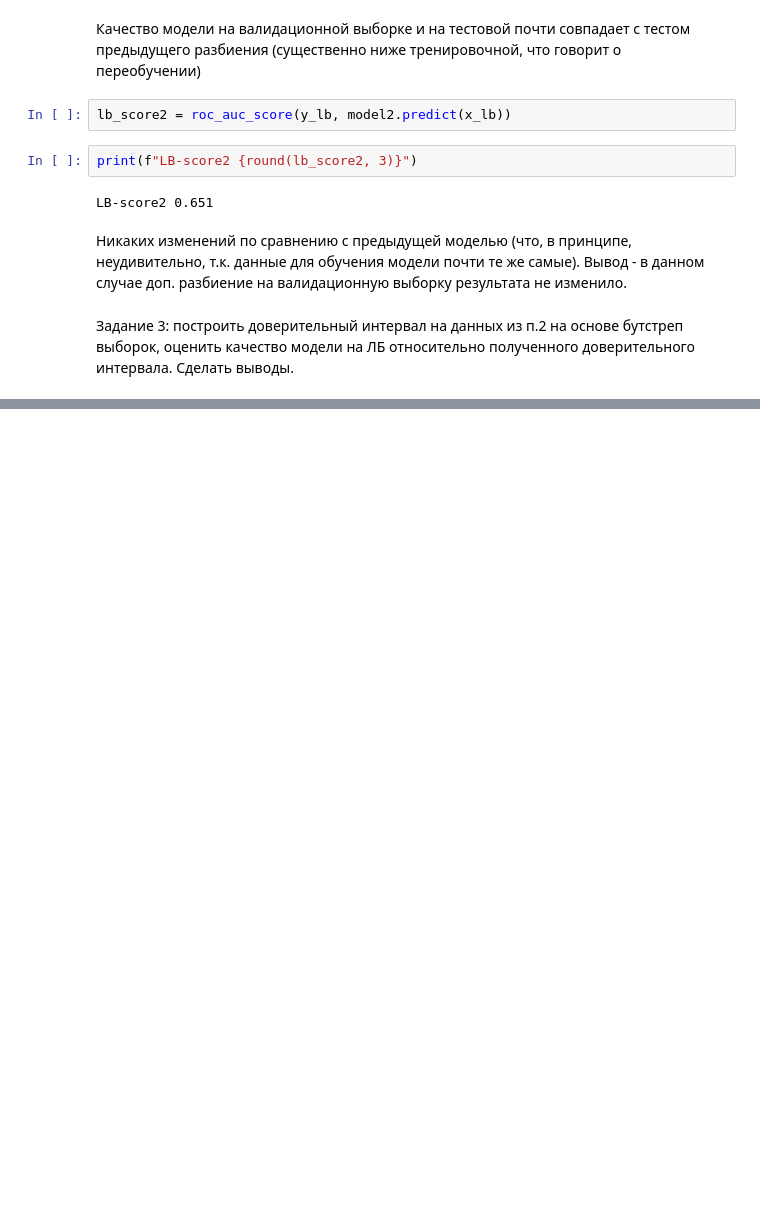
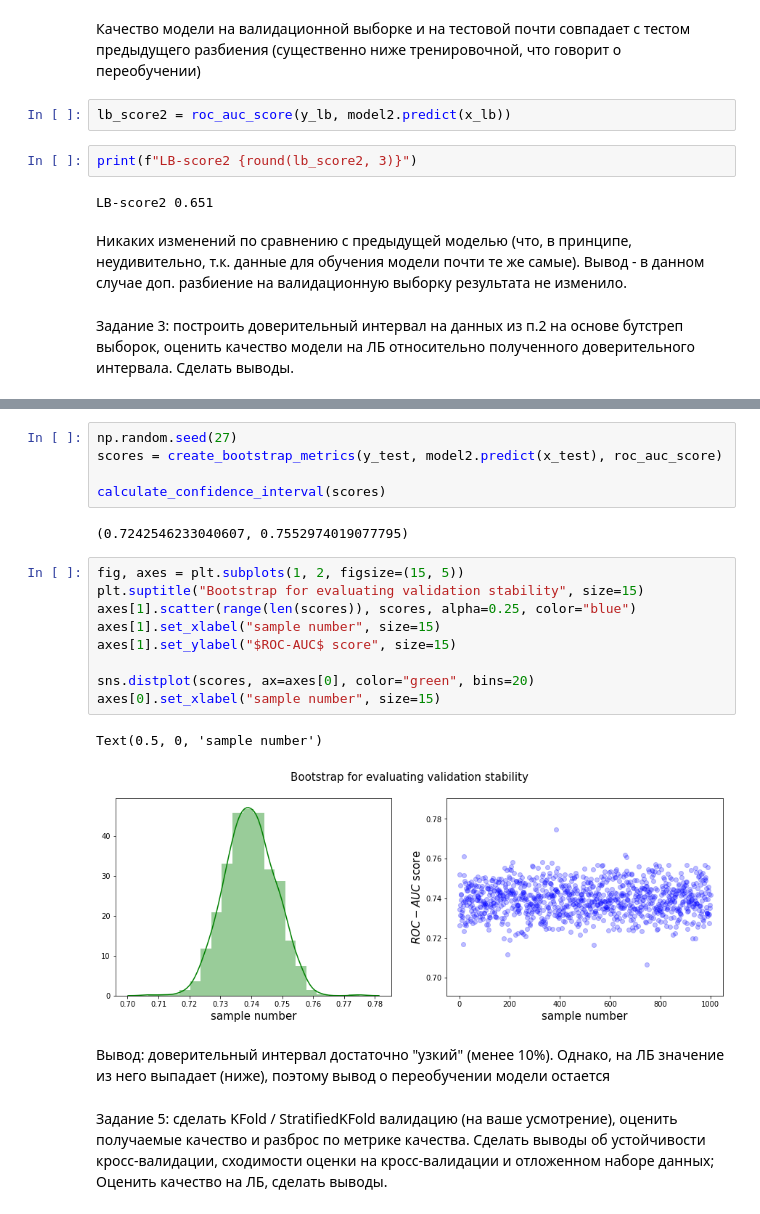
Before and after one commit to LMAXL7791211/sport_d_an, a Jupyter notebook: HW3 Kaggle.ipynb, the cells around one changed output, grey strips where cells are left out. Saved outputs shown, nothing was run; the diff lists cells and outputs as text; blank space fills up the shorter version.

```diff
--- a/HW3 Kaggle.ipynb
+++ b/HW3 Kaggle.ipynb
@@ -242,0 +342,23 @@ LB-score2 0.651
+# %%
+np.random.seed(27)
+scores = create_bootstrap_metrics(y_test, model2.predict(x_test), roc_auc_score)
+
+calculate_confidence_interval(scores)
+# %% [output]
+(0.7242546233040607, 0.7552974019077795)
+# %%
+fig, axes = plt.subplots(1, 2, figsize=(15, 5))
+plt.suptitle("Bootstrap for evaluating validation stability", size=15)
+axes[1].scatter(range(len(scores)), scores, alpha=0.25, color="blue")
+axes[1].set_xlabel("sample number", size=15)
+axes[1].set_ylabel("$ROC-AUC$ score", size=15)
+
+sns.distplot(scores, ax=axes[0], color="green", bins=20)
+axes[0].set_xlabel("sample number", size=15)
+# %% [output]
+Text(0.5, 0, 'sample number')
+[figure, added]
+# %% [markdown]
+Вывод: доверительный интервал достаточно "узкий" (менее 10%). Однако, на ЛБ значение из него выпадает (ниже), поэтому вывод о переобучении модели остается
+# %% [markdown]
+Задание 5: сделать KFold / StratifiedKFold валидацию (на ваше усмотрение), оценить получаемые качество и разброс по метрике качества. Сделать выводы об устойчивости кросс-валидации, сходимости оценки на кросс-валидации и отложенном наборе данных; Оценить качество на ЛБ, сделать выводы.
```
Also changed, not shown: parts of 6 cells of this notebook.
